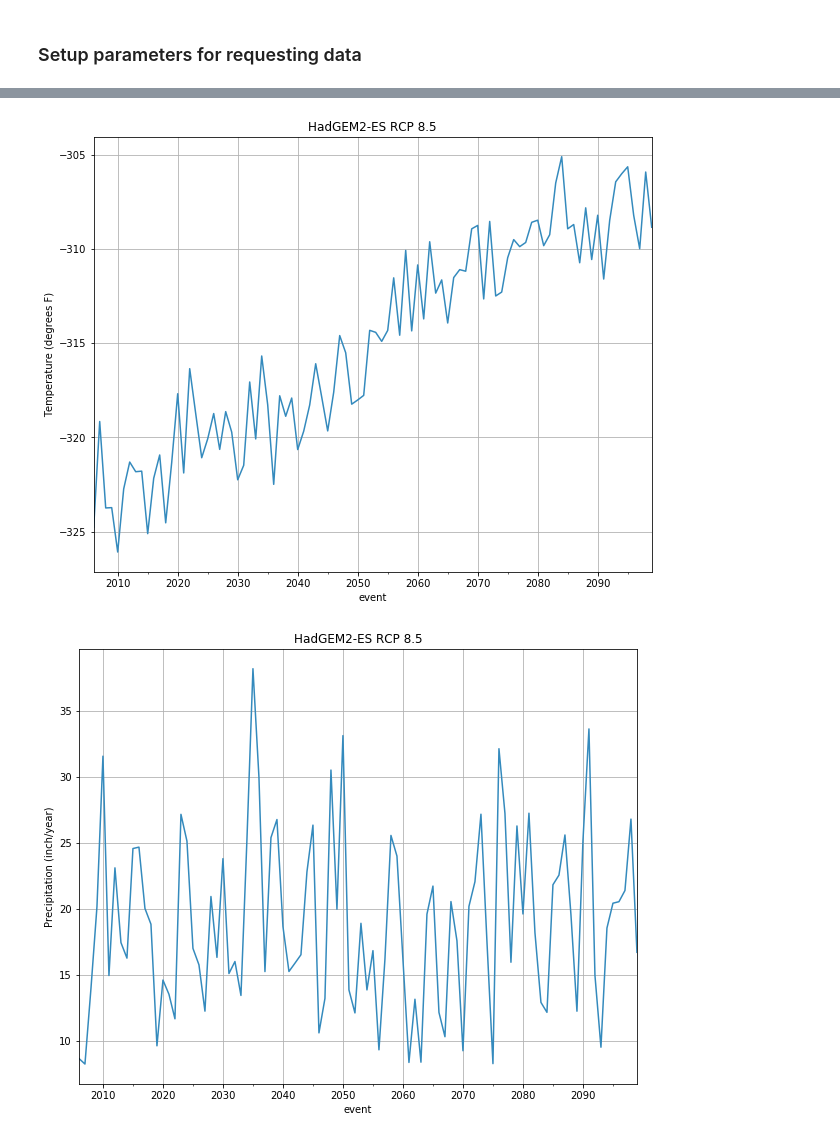
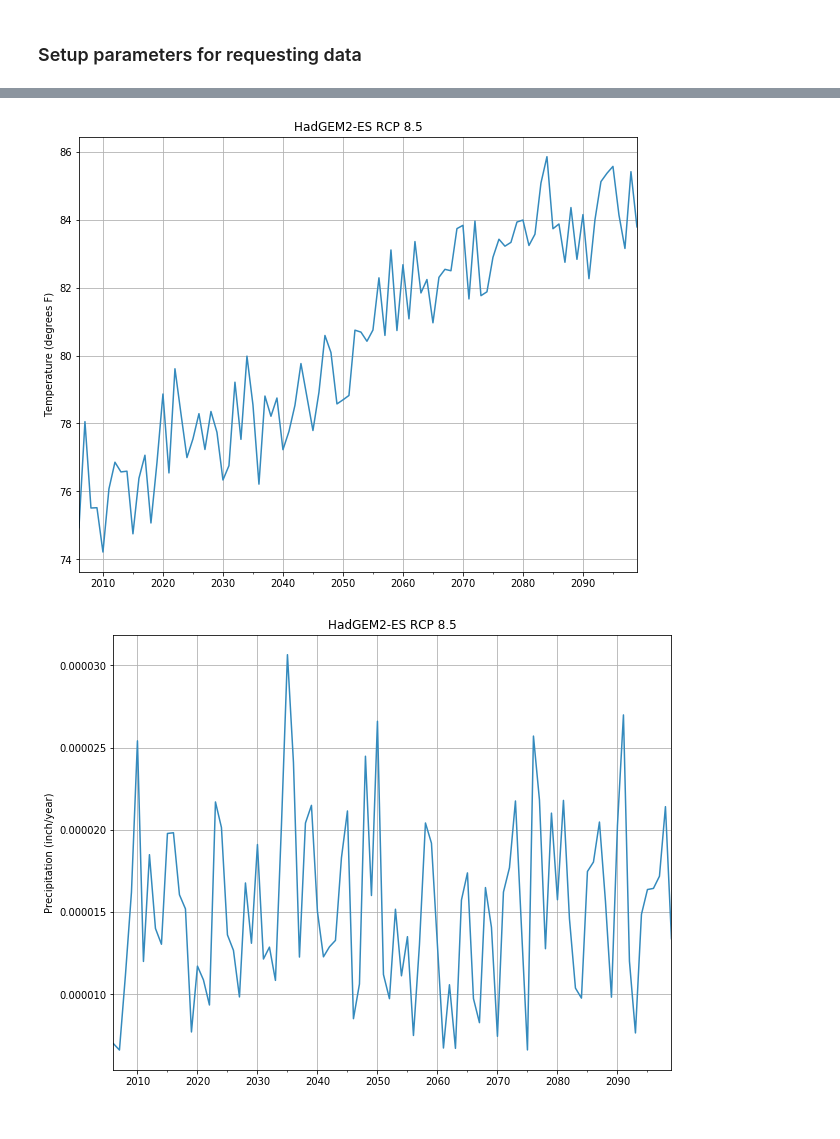
Before and after one commit to berkeley-gif/caladapt-docs, a Jupyter notebook: cookbook/annual_averages_temperature_and_precipitation.ipynb, the cells around one changed output, grey strips where cells are left out. Drawn from its saved outputs; the diff is of its cells as text; code cells hidden in the pictures.

Commit message:
Add events and update params

```diff
--- a/cookbook/annual_averages_temperature_and_precipitation.ipynb
+++ b/cookbook/annual_averages_temperature_and_precipitation.ipynb
@@ -13,7 +13,6 @@ headers = {'ContentType': 'json'}
 api = 'http://api.cal-adapt.org/api'
 # %%
 resource = 'counties'
-geometry_uri = ''
 
 # Point location in geojson format
 coord = (-121.4687, 38.5938)
@@ -40,7 +39,7 @@ Uniform Resource Identifier for county:/api/counties/34/
 # %% [markdown]
 ### Get a list of annual timeseries from Cal-Adapt API for maximum temperature for HadGEM2-ES model
 # %%
-temp_url = 'http://api.cal-adapt.org/api/series/tasmax_year_HadGEM2-ES_rcp85/'
-pr_url = 'http://api.cal-adapt.org/api/series/pr_year_HadGEM2-ES_rcp85/'
+temp_url = 'http://api.cal-adapt.org/api/series/tasmax_year_HadGEM2-ES_rcp85/events/'
+pr_url = 'http://api.cal-adapt.org/api/series/pr_year_HadGEM2-ES_rcp85/events/'
 # %% [markdown]
 ### Setup parameters for requesting data
@@ -55,3 +46,3 @@ stat = 'mean'
 # %%
-params = {'pagesize': pagesize, 'ref': geometry_uri, 'stat': stat}
+params = {'ref': geometry_uri, 'stat': 'mean', 'imperial': True}
 # %% [markdown]
@@ -114,0 +63,4 @@ dfP.head()
+# %%
+response = requests.get(pr_url, params)
+prseries = pd.read_json(response.text, typ='series', orient='split')
+prseries.head()
@@ -115,20 +74,16 @@ dfP.head()
 # %%
-dfT['image'] = dfT['image'].apply(lambda K: (K - 273.15) * 9 / 5 + 32)
-dfT['image'].plot(figsize=(10, 8), color='#348ABD')
+tmaxseries.plot(figsize=(10, 8), color='#348ABD')
 plt.title('HadGEM2-ES RCP 8.5')
 plt.ylabel('Temperature (degrees F)')
 plt.grid(True)
 # %% [output]
-[figure, old version]
+[figure, new version]
 # %%
-# Precipitation units for models are in kg/m2/s
-# convert into inches/day (TODO: update conversion for leap years)
-dfP['image'] = dfP['image'].apply(lambda x: x * 86400 * 0.0393701 * 365)
-dfP['image'].plot(figsize=(10, 8), color='#348ABD')
+prseries.plot(figsize=(10, 8), color='#348ABD')
 plt.title('HadGEM2-ES RCP 8.5')
 plt.ylabel('Precipitation (inch/year)')
 plt.grid(True)
 # %% [output]
-[figure, old version]
+[figure, new version]
 # %%
 plt.figure(figsize=(10,8))
```
Also changed, not shown: parts of 15 cells of this notebook, 1 other file.
